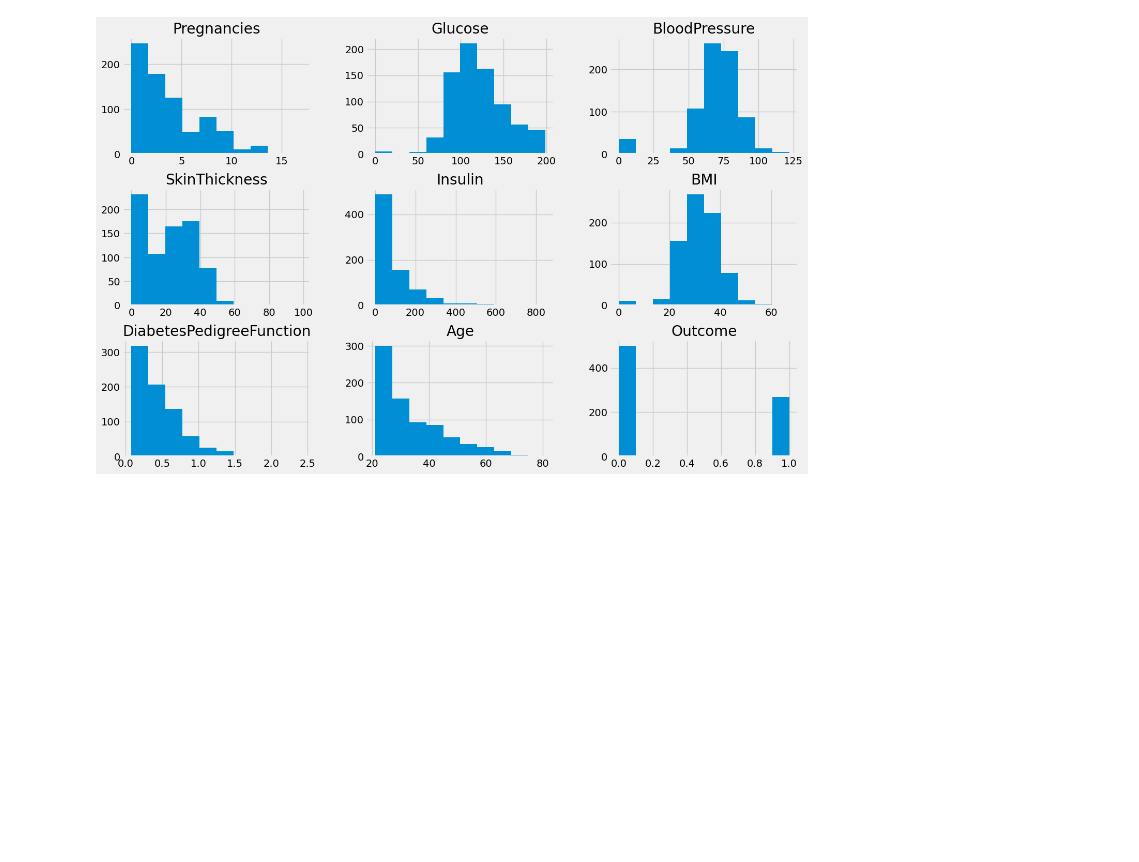
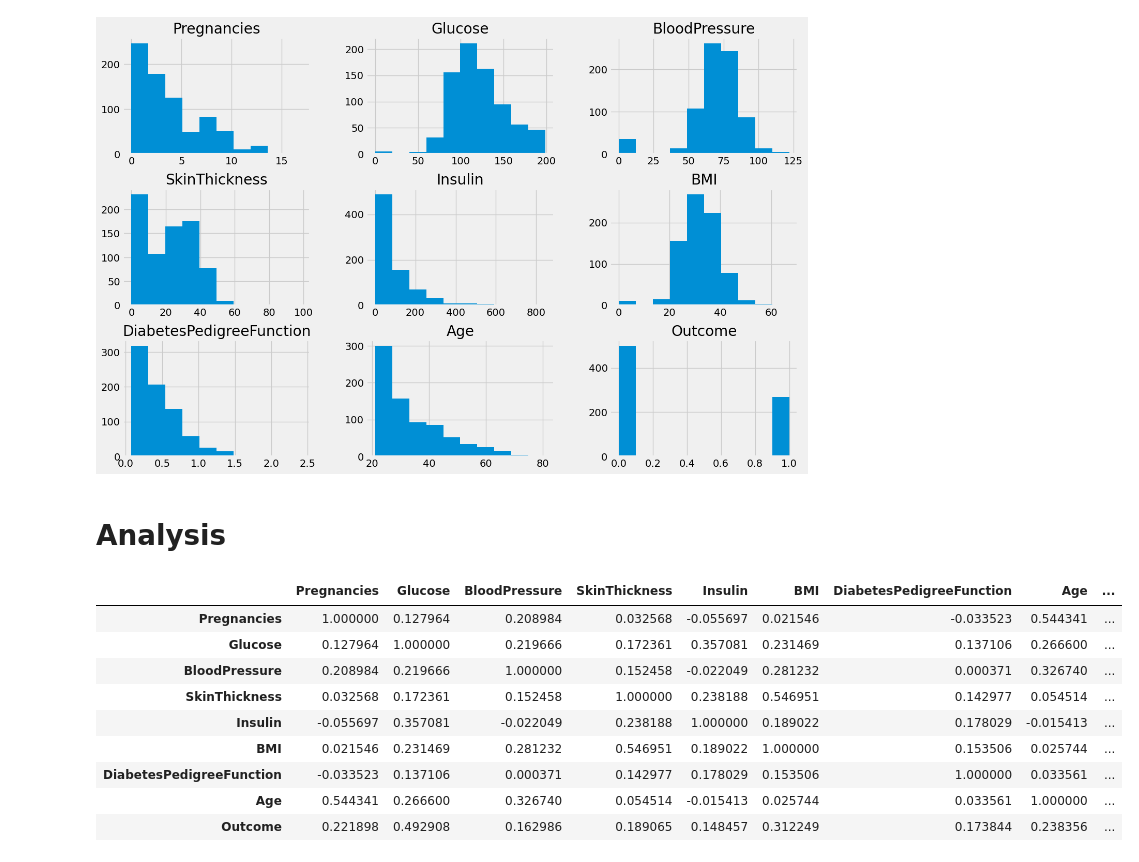
Before and after one commit to shwqialbokhyty-star/my-project, a Jupyter notebook: my_project_ai.ipynb, the cells around one changed output. Saved outputs shown, nothing was run; the diff lists cells and outputs as text; code cells hidden in the pictures; blank space fills up the shorter version.

```diff
--- a/my_project_ai.ipynb
+++ b/my_project_ai.ipynb
@@ -111,3 +111,18 @@ data['BloodPressure']=data['BloodPressure'].replace(0,data['BloodPressure'].mean
 data['SkinThickness']=data['SkinThickness'].replace(0,data['SkinThickness'].median())#skewed distribution
 data['Insulin']=data['Insulin'].replace(0,data['Insulin'].median())#skewed distribution
 data['BMI']=data['BMI'].replace(0,data['BMI'].median())#skewed distribution
+# %% [markdown]
+# Analysis
+# %%
+data.corr()
+# %% [output]
+|  | Pregnancies | Glucose | BloodPressure | SkinThickness | Insulin | BMI | DiabetesPedigreeFunction | Age | ... |
+| Pregnancies | 1.000000 | 0.127964 | 0.208984 | 0.032568 | -0.055697 | 0.021546 | -0.033523 | 0.544341 | ... |
+| Glucose | 0.127964 | 1.000000 | 0.219666 | 0.172361 | 0.357081 | 0.231469 | 0.137106 | 0.266600 | ... |
+| BloodPressure | 0.208984 | 0.219666 | 1.000000 | 0.152458 | -0.022049 | 0.281232 | 0.000371 | 0.326740 | ... |
+| SkinThickness | 0.032568 | 0.172361 | 0.152458 | 1.000000 | 0.238188 | 0.546951 | 0.142977 | 0.054514 | ... |
+| Insulin | -0.055697 | 0.357081 | -0.022049 | 0.238188 | 1.000000 | 0.189022 | 0.178029 | -0.015413 | ... |
+| BMI | 0.021546 | 0.231469 | 0.281232 | 0.546951 | 0.189022 | 1.000000 | 0.153506 | 0.025744 | ... |
+| DiabetesPedigreeFunction | -0.033523 | 0.137106 | 0.000371 | 0.142977 | 0.178029 | 0.153506 | 1.000000 | 0.033561 | ... |
+| Age | 0.544341 | 0.266600 | 0.326740 | 0.054514 | -0.015413 | 0.025744 | 0.033561 | 1.000000 | ... |
+| Outcome | 0.221898 | 0.492908 | 0.162986 | 0.189065 | 0.148457 | 0.312249 | 0.173844 | 0.238356 | ... |
```
Also changed, not shown: parts of 1 cell of this notebook.
